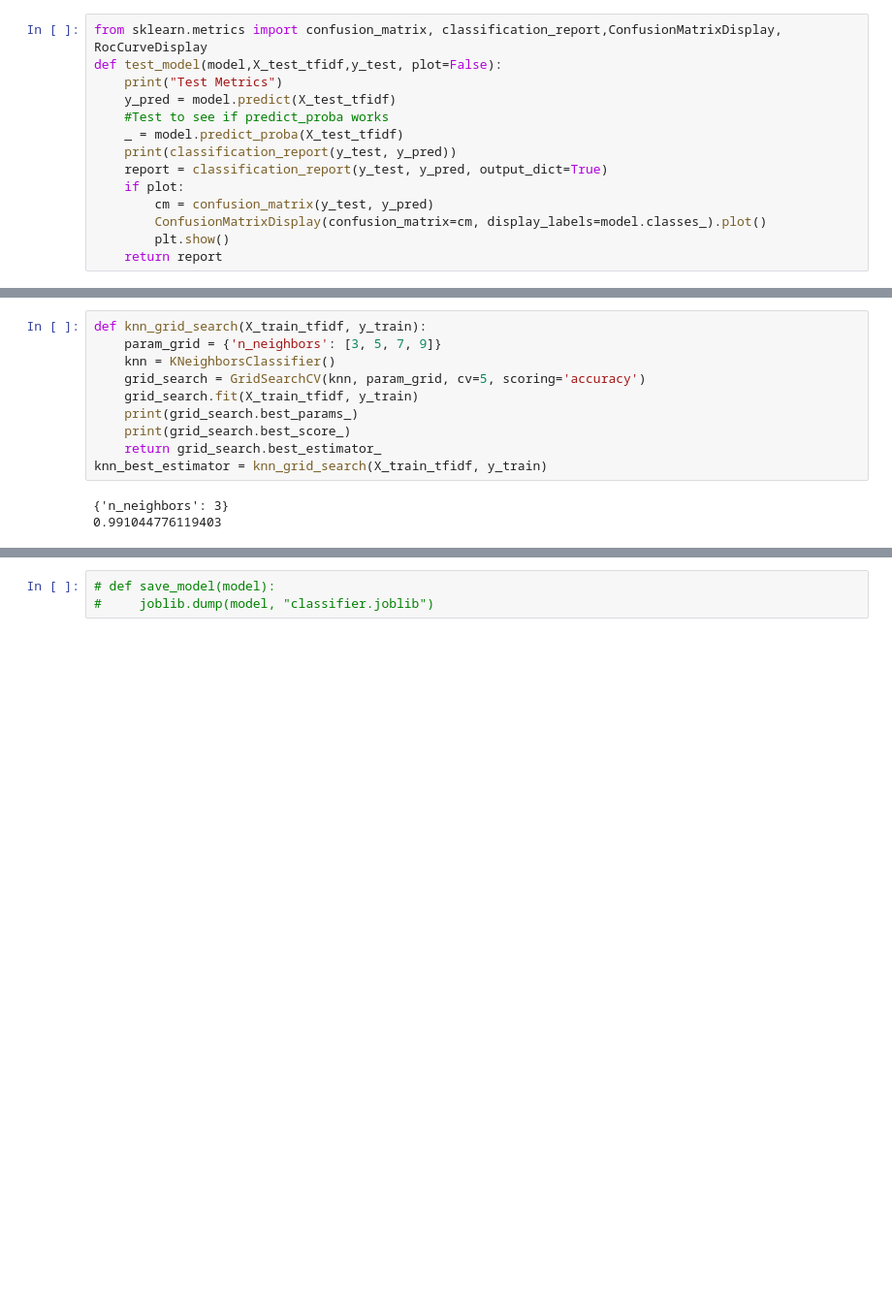
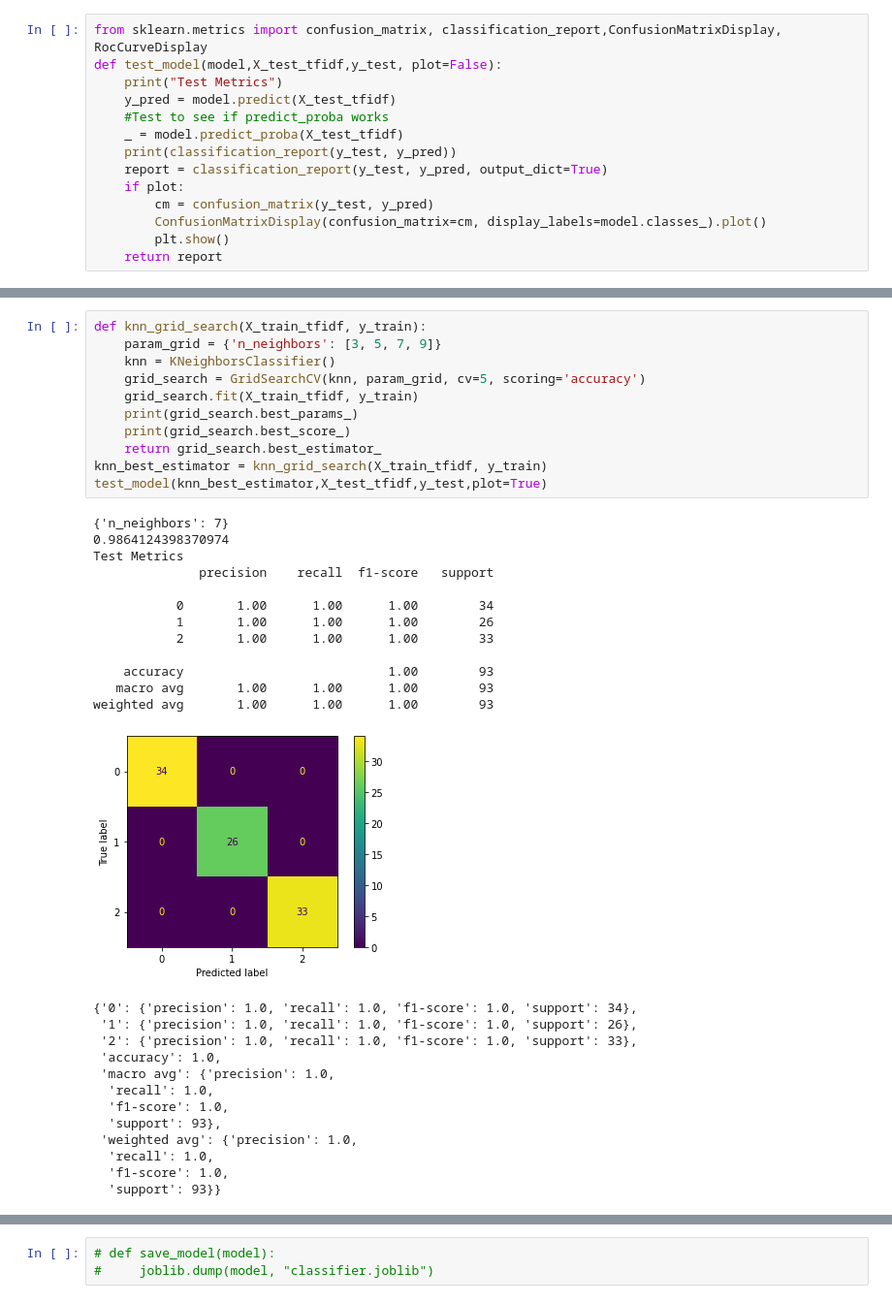
Before and after one commit to HertegKohar/cp423, a Jupyter notebook: Project/train_classifiers.ipynb, the cells around one changed output, grey strips where cells are left out. Shown at 97% size. Cells and saved outputs as stored; diff of their text form; blank space fills up the shorter version.

Commit message:
Updated README and ran jupyter for model report

```diff
--- a/Project/train_classifiers.ipynb
+++ b/Project/train_classifiers.ipynb
@@ -248,16 +248,40 @@ Best Model: LogisticRegression
 # %%
 def knn_grid_search(X_train_tfidf, y_train):
     param_grid = {'n_neighbors': [3, 5, 7, 9]}
     knn = KNeighborsClassifier()
     grid_search = GridSearchCV(knn, param_grid, cv=5, scoring='accuracy')
     grid_search.fit(X_train_tfidf, y_train)
     print(grid_search.best_params_)
     print(grid_search.best_score_)
     return grid_search.best_estimator_
 knn_best_estimator = knn_grid_search(X_train_tfidf, y_train)
+test_model(knn_best_estimator,X_test_tfidf,y_test,plot=True)
 # %% [output]
-{'n_neighbors': 3}
-0.991044776119403
+{'n_neighbors': 7}
+0.9864124398370974
+Test Metrics
+              precision    recall  f1-score   support
+
+           0       1.00      1.00      1.00        34
+           1       1.00      1.00      1.00        26
+           2       1.00      1.00      1.00        33
+
+    accuracy                           1.00        93
+   macro avg       1.00      1.00      1.00        93
+weighted avg       1.00      1.00      1.00        93
+[figure, added]
+{'0': {'precision': 1.0, 'recall': 1.0, 'f1-score': 1.0, 'support': 34},
+ '1': {'precision': 1.0, 'recall': 1.0, 'f1-score': 1.0, 'support': 26},
+ '2': {'precision': 1.0, 'recall': 1.0, 'f1-score': 1.0, 'support': 33},
+ 'accuracy': 1.0,
+ 'macro avg': {'precision': 1.0,
+  'recall': 1.0,
+  'f1-score': 1.0,
+  'support': 93},
+ 'weighted avg': {'precision': 1.0,
+  'recall': 1.0,
+  'f1-score': 1.0,
+  'support': 93}}
 # %%
 probs = best_model.predict_proba(X_test_tfidf)
 for prob in probs:
```
Also changed, not shown: parts of 6 cells of this notebook, 2 other files.
